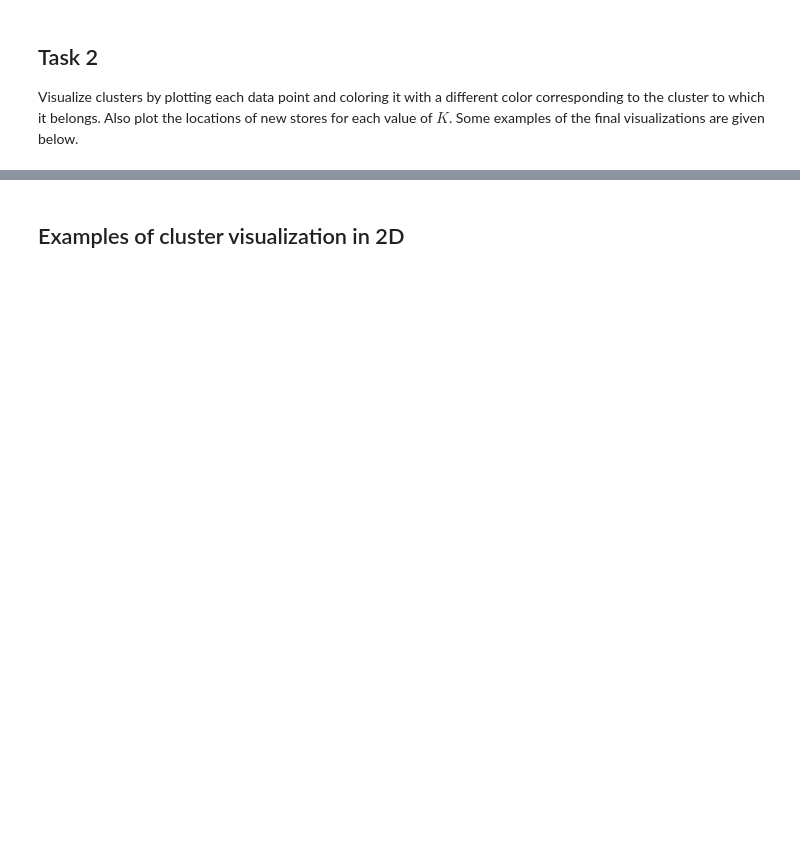
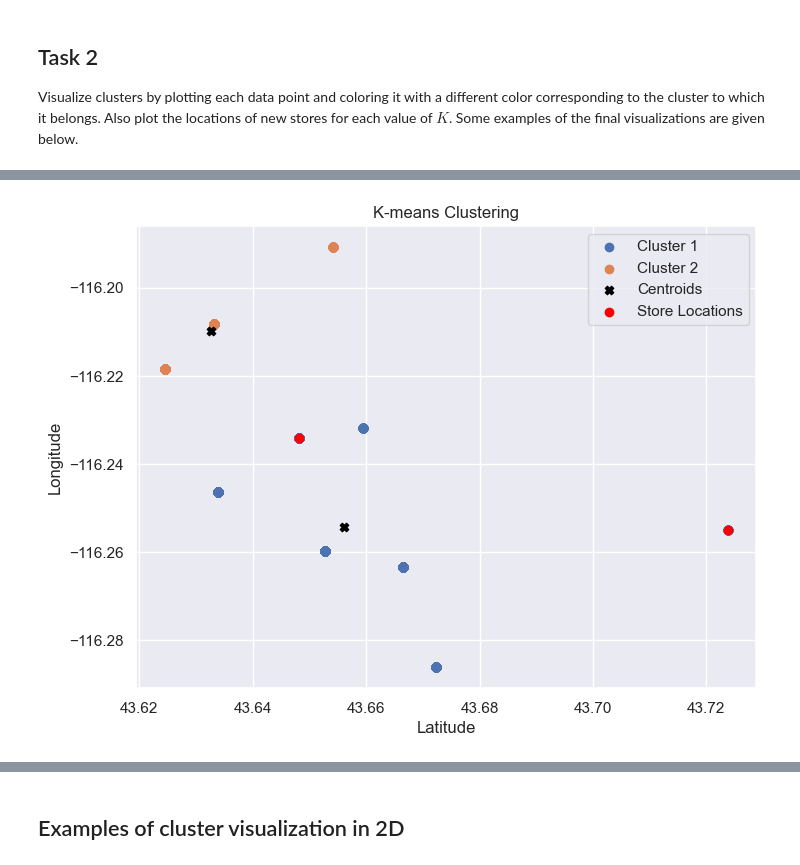
Before and after one commit to hughesc13/cs1503-lab-pizza-locations, a Jupyter notebook: store_locations_lab.ipynb, the cells around one changed output, grey strips where cells are left out. Cells and saved outputs as stored; diff of their text form; code cells hidden in the pictures; blank space fills up the shorter version.

```diff
--- a/store_locations_lab.ipynb
+++ b/store_locations_lab.ipynb
@@ -43,7 +43,7 @@ You can use the custom code from the k-means demo, or you can implement your own
 # %%
 import numpy as np
 
-def euclidean_distance(x1, y1, x2, y2):
+def dist(x1, y1, x2, y2):
     #return math.sqrt((x2 - x1)**2 + (y2 - y1)**2)
     return ((x2 - x1)**2 + (y2 - y1)**2)**0.5
 
@@ -54,7 +54,7 @@ def kmeans(data, K, max_iters=100):
     for _ in range(max_iters):
         distances = []
         for data_point in data:
-            distances_to_centroids = [euclidean_distance(data_point[0], data_point[1], centroid[0], centroid[1]) for centroid in centroids]
+            distances_to_centroids = [dist(data_point[0], data_point[1], centroid[0], centroid[1]) for centroid in centroids]
             distances.append(distances_to_centroids)
 
         distances = np.array(distances)
@@ -119,0 +114,35 @@ plt.scatter(latitude, longitude)
+# %%
+def plot_clusters(data, centroids, labels, store_locations):
+    plt.figure(figsize=(8, 6))
+    for i in range(len(np.unique(labels))):
+        cluster_data = data[labels == i]
+        plt.scatter(cluster_data[:, 0], cluster_data[:, 1], label=f'Cluster {i+1}')
+    plt.scatter(centroids[:, 0], centroids[:, 1], marker='X', color='black', label='Centroids')
+    if store_locations is not None:
+        store_locations = np.array(store_locations)
+        plt.scatter(store_locations[:, 0], store_locations[:, 1], marker='o', color='red', label='Store Locations')
+    plt.xlabel('Latitude')
+    plt.ylabel('Longitude')
+    plt.title('K-means Clustering')
+    plt.legend()
+    plt.grid(True)
+    plt.show()
+
+def run_plot_clusters(K):
+    centroids = kmeans(data, K)
+    store_locations = find_best_store_locations(data, K)
+
+    distances = []
+    for data_point in data:
+        distances_to_centroids = [dist(data_point[0], data_point[1], centroid[0], centroid[1]) for centroid in centroids]
+        distances.append(distances_to_centroids)
+
+    distances = np.array(distances)
+
+    labels = np.argmin(distances, axis=1)
+
+    plot_clusters(data, np.array(centroids), labels, store_locations=store_locations)
+# %%
+run_plot_clusters(2)
+# %% [output]
+[figure, added]
```
Also changed, not shown: parts of 7 cells of this notebook.
